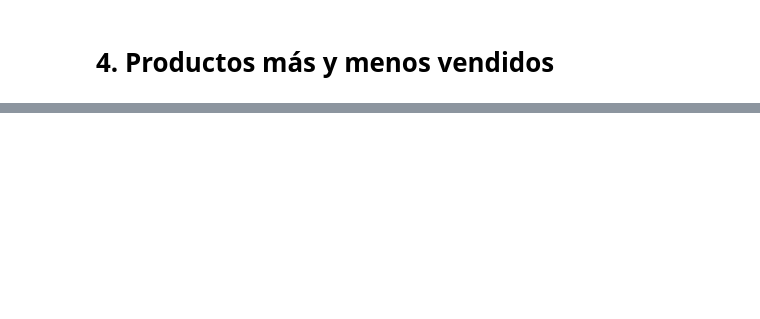
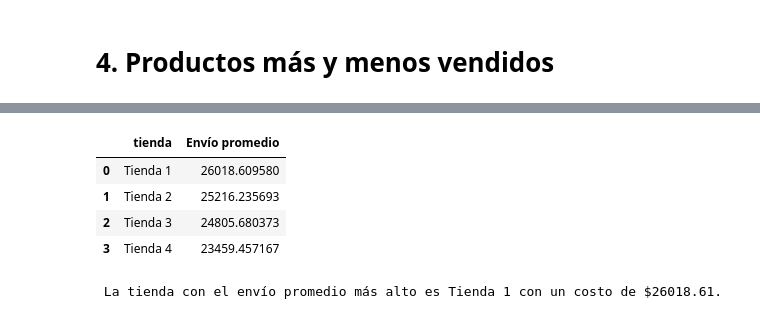
Before and after one commit to MarcoPalavicino/Challenge_DS_1, a Jupyter notebook: AluraStoreLatam.ipynb, the cells around one changed output, grey strips where cells are left out. Saved outputs shown, nothing was run; the diff lists cells and outputs as text; code cells hidden in the pictures; blank space fills up the shorter version.

```diff
--- a/AluraStoreLatam.ipynb
+++ b/AluraStoreLatam.ipynb
@@ -145,0 +237,43 @@ display(top_categorias)
+# %%
+
+#  Valor del envío promedio por tienda
+
+
+# 1) Asegurar que cada tabla tiene su columna de tienda
+tienda['tienda']  = 'Tienda 1'
+tienda2['tienda'] = 'Tienda 2'
+tienda3['tienda'] = 'Tienda 3'
+tienda4['tienda'] = 'Tienda 4'
+
+# 2) Unir todas las tiendas en una sola tabla
+envios = pd.concat([tienda, tienda2, tienda3, tienda4], ignore_index=True)
+
+# 3) Asegurar que la columna "Costo de envío" sea numérica
+envios['Costo de envío'] = pd.to_numeric(envios['Costo de envío'], errors='coerce')
+
+# 4) Calcular el costo promedio de envío por tienda
+promedio_envio = (
+    envios
+    .groupby('tienda')['Costo de envío']
+    .mean()
+    .reset_index(name='Envío promedio')
+)
+
+# 5) Ordenar de mayor a menor costo promedio
+promedio_envio = promedio_envio.sort_values('Envío promedio', ascending=False)
+
+# 6) Mostrar la tabla
+display(promedio_envio)
+
+# 7) Identificar la tienda con mayor costo de envío promedio
+tienda_envio_mas_alto = promedio_envio.iloc[0]['tienda']
+envio_promedio_valor = round(promedio_envio.iloc[0]['Envío promedio'], 2)
+
+print(f"\n La tienda con el envío promedio más alto es {tienda_envio_mas_alto} con un costo de ${envio_promedio_valor}.")
+# %% [output]
+|  | tienda | Envío promedio |
+| 0 | Tienda 1 | 26018.609580 |
+| 1 | Tienda 2 | 25216.235693 |
+| 2 | Tienda 3 | 24805.680373 |
+| 3 | Tienda 4 | 23459.457167 |
+ La tienda con el envío promedio más alto es Tienda 1 con un costo de $26018.61.
```
Also changed, not shown: parts of 9 cells of this notebook.
